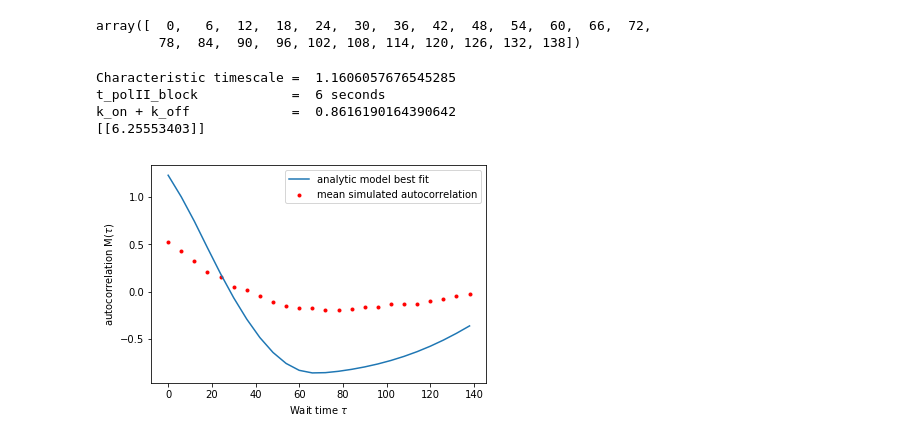
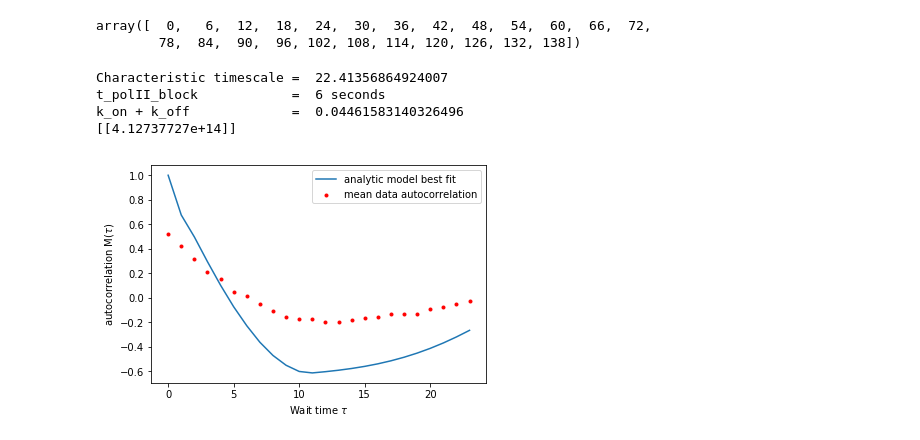
Before and after one commit to tlmakinen/bursting-IGMM, a Jupyter notebook: autocorrelation/desponds-positive-control.ipynb, the cells around one changed output. Saved outputs shown, nothing was run; the diff lists cells and outputs as text; code cells hidden in the pictures.

```diff
--- a/autocorrelation/desponds-positive-control.ipynb
+++ b/autocorrelation/desponds-positive-control.ipynb
@@ -52,0 +53,3 @@ len(np.mean(traces, axis=1))
+# %%
+for name in table.colnames:
+    plt.plot(table[name])
@@ -239,7 +247,7 @@ def avg_flr_fn(average_fluorescence, p_on):
     despondsfile = 'standalone/therightL.mat'
     tPol=6;                 # RNAP loading time
     k_elong=25;             # Elongation rate
-    sizePol = tPol * ke     # Footprint, in basepairs, of polII
+    sizePol = tPol * k_elong     # Footprint, in basepairs, of polII
 
 
     loops = loopfn(despondsfile, tPol, k_elong, sizePol)       # pull in loop function
@@ -449,7 +457,7 @@ def autocorr(t, chartime):  # take in parameters and t (index of signal data arr
 
     non_normed = (1/normfactor)*np.asarray(corrected_full)
 
-    return (non_normed / non_normed[1])
+    return (non_normed / non_normed[0])
 # %%
 # get our data's average autocorrelation function
 dat = autoav[1:]   # take everything after the second data point (normalized there)
@@ -472,17 +480,17 @@ print("t_polII_block            =  6 seconds")
 print("k_on + k_off             = ", 1/popt[0])
 print(pcov)
 # %% [output]
-Characteristic timescale =  1.1606057676545285
+Characteristic timescale =  22.41356864924007
 t_polII_block            =  6 seconds
-k_on + k_off             =  0.8616190164390642
-[[6.25553403]]
+k_on + k_off             =  0.04461583140326496
+[[4.12737727e+14]]
 # %%
-plt.plot(np.arange(len(autoav)-1)*6, autocorr(t, popt[0]), label='analytic model best fit')
-plt.scatter(np.arange(len(autoav)-1)*6,dat, marker='.', color='r', label = 'mean simulated autocorrelation')   # show the mean of our original dataset in red
+plt.plot(np.arange(len(autoav)-1), autocorr(t, popt[0]), label='analytic model best fit')
+plt.scatter(np.arange(len(autoav)-1),dat, marker='.', color='r', label = 'mean data autocorrelation')   # show the mean of our original dataset in red
 #plt.plot(t*6, dat)
 plt.legend()
 plt.xlabel(r'Wait time $\tau$')
 plt.ylabel(r'autocorrelation M($\tau$)')
 plt.show()
 # %% [output]
-[figure, old version]
+[figure, new version]
```
Also changed, not shown: parts of 7 cells of this notebook.
